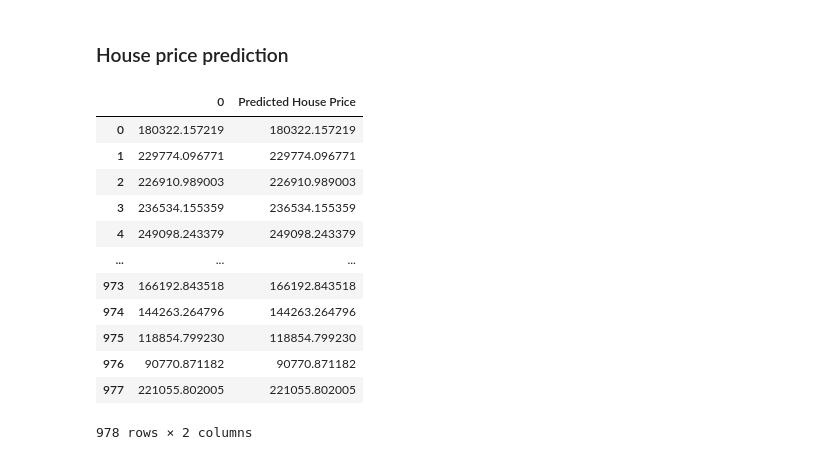
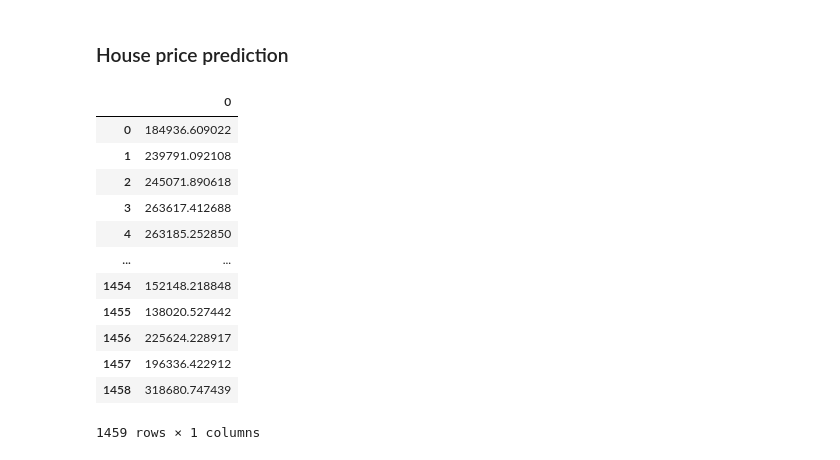
Before and after one commit to DurgaBhavana/5731Submissions, a Jupyter notebook: INFO5731_Assignment_Four.ipynb, the cells around one changed output. Drawn from its saved outputs; the diff is of its cells as text; code cells hidden in the pictures.

```diff
--- a/INFO5731_Assignment_Four.ipynb
+++ b/INFO5731_Assignment_Four.ipynb
@@ -812,10 +820,3 @@ encoder = LabelEncoder()
-# %%
-for i in columns:
-    encoder.fit(list(training[i].values))
-    training[i] = encoder.transform(list(training[i].values))
-for j in columns:
-    encoder.fit(list(validation[i].values))
-    validation[i] = encoder.transform(list(validation[i].values))
 # %%
 x_training = training[training.columns[:80]]
 y_training = training['SalePrice']
@@ -844,16 +836,19 @@ predicted_df['Predicted House Price'] = pd.DataFrame(validation_prediction)
-# %%
-predicted_df
-# %% [output]
-|  | 0 | Predicted House Price |
-| 0 | 180322.157219 | 180322.157219 |
-| 1 | 229774.096771 | 229774.096771 |
-| 2 | 226910.989003 | 226910.989003 |
-| 3 | 236534.155359 | 236534.155359 |
-| 4 | 249098.243379 | 249098.243379 |
-| ... | ... | ... |
-| 973 | 166192.843518 | 166192.843518 |
-| 974 | 144263.264796 | 144263.264796 |
-| 975 | 118854.799230 | 118854.799230 |
-| 976 | 90770.871182 | 90770.871182 |
-| 977 | 221055.802005 | 221055.802005 |
-978 rows × 2 columns
+# %%
+price_prediction = regressor.predict(x_validation)
+# %%
+prediction_df = pd.DataFrame(price_prediction)
+prediction_df
+# %% [output]
+|  | 0 |
+| 0 | 184936.609022 |
+| 1 | 239791.092108 |
+| 2 | 245071.890618 |
+| 3 | 263617.412688 |
+| 4 | 263185.252850 |
+| ... | ... |
+| 1454 | 152148.218848 |
+| 1455 | 138020.527442 |
+| 1456 | 225624.228917 |
+| 1457 | 196336.422912 |
+| 1458 | 318680.747439 |
+1459 rows × 1 columns
```
Also changed, not shown: parts of 6 cells of this notebook.
